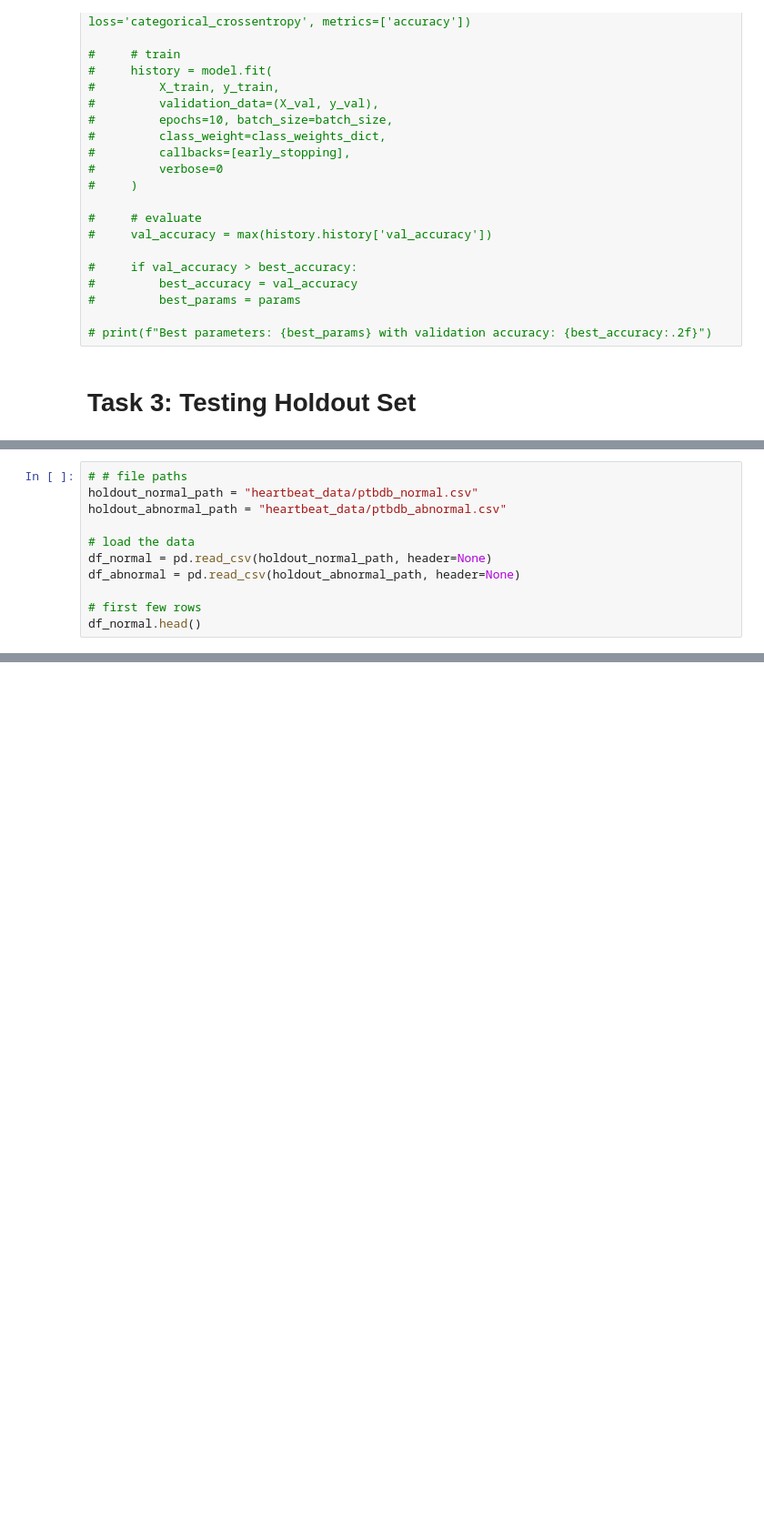
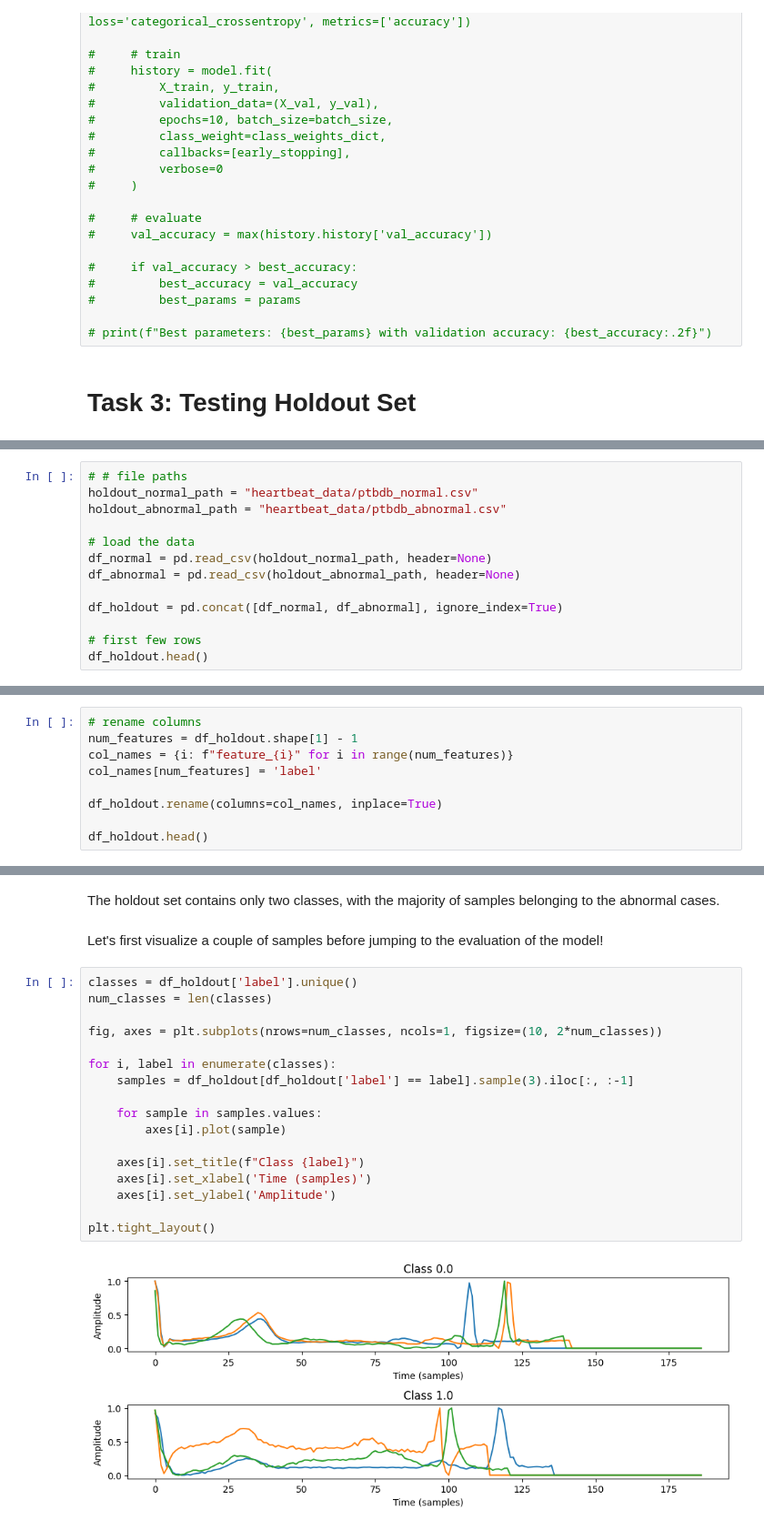
Before and after one commit to AlirezaAhadipour/ECG_Heartbeat_Classification, a Jupyter notebook: notebooks/ECG_Classification.ipynb, the cells around one changed output, grey strips where cells are left out. Shown at 91% size. Drawn from its saved outputs; the diff is of its cells as text; blank space fills up the shorter version.

```diff
--- a/notebooks/ECG_Classification.ipynb
+++ b/notebooks/ECG_Classification.ipynb
@@ -688,5 +676,7 @@ holdout_abnormal_path = "heartbeat_data/ptbdb_abnormal.csv"
 df_normal = pd.read_csv(holdout_normal_path, header=None)
 df_abnormal = pd.read_csv(holdout_abnormal_path, header=None)
 
+df_holdout = pd.concat([df_normal, df_abnormal], ignore_index=True)
+
 # first few rows
-df_normal.head()
+df_holdout.head()
@@ -692,0 +691,9 @@ df_normal.head()
+# %%
+# rename columns
+num_features = df_holdout.shape[1] - 1
+col_names = {i: f"feature_{i}" for i in range(num_features)}
+col_names[num_features] = 'label'
+
+df_holdout.rename(columns=col_names, inplace=True)
+
+df_holdout.head()
@@ -692,0 +720,23 @@ df_normal.head()
+# %% [markdown]
+The holdout set contains only two classes, with the majority of samples belonging to the abnormal cases.
+# %% [markdown]
+Let's first visualize a couple of samples before jumping to the evaluation of the model!
+# %%
+classes = df_holdout['label'].unique()
+num_classes = len(classes)
+
+fig, axes = plt.subplots(nrows=num_classes, ncols=1, figsize=(10, 2*num_classes))
+
+for i, label in enumerate(classes):
+    samples = df_holdout[df_holdout['label'] == label].sample(3).iloc[:, :-1]
+
+    for sample in samples.values:
+        axes[i].plot(sample)
+
+    axes[i].set_title(f"Class {label}")
+    axes[i].set_xlabel('Time (samples)')
+    axes[i].set_ylabel('Amplitude')
+
+plt.tight_layout()
+# %% [output]
+[figure, added]
```
Also changed, not shown: parts of 21 cells of this notebook.
